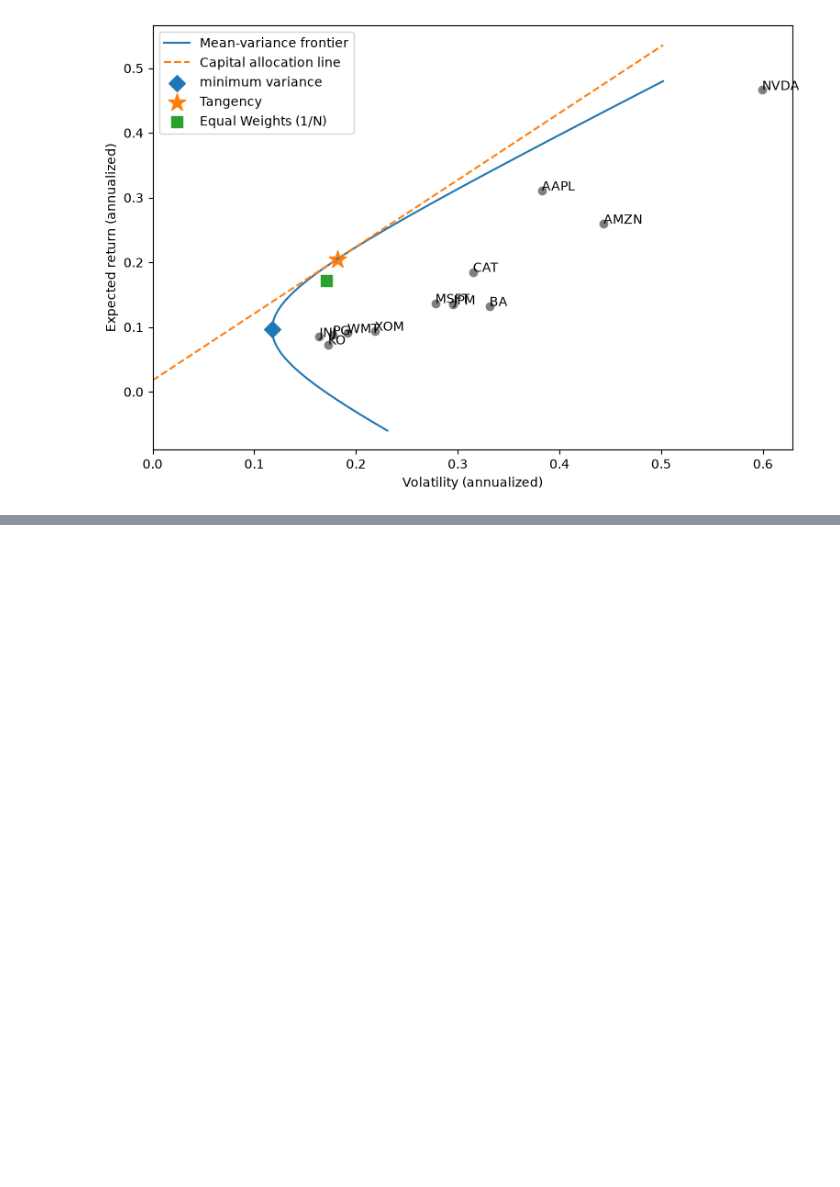
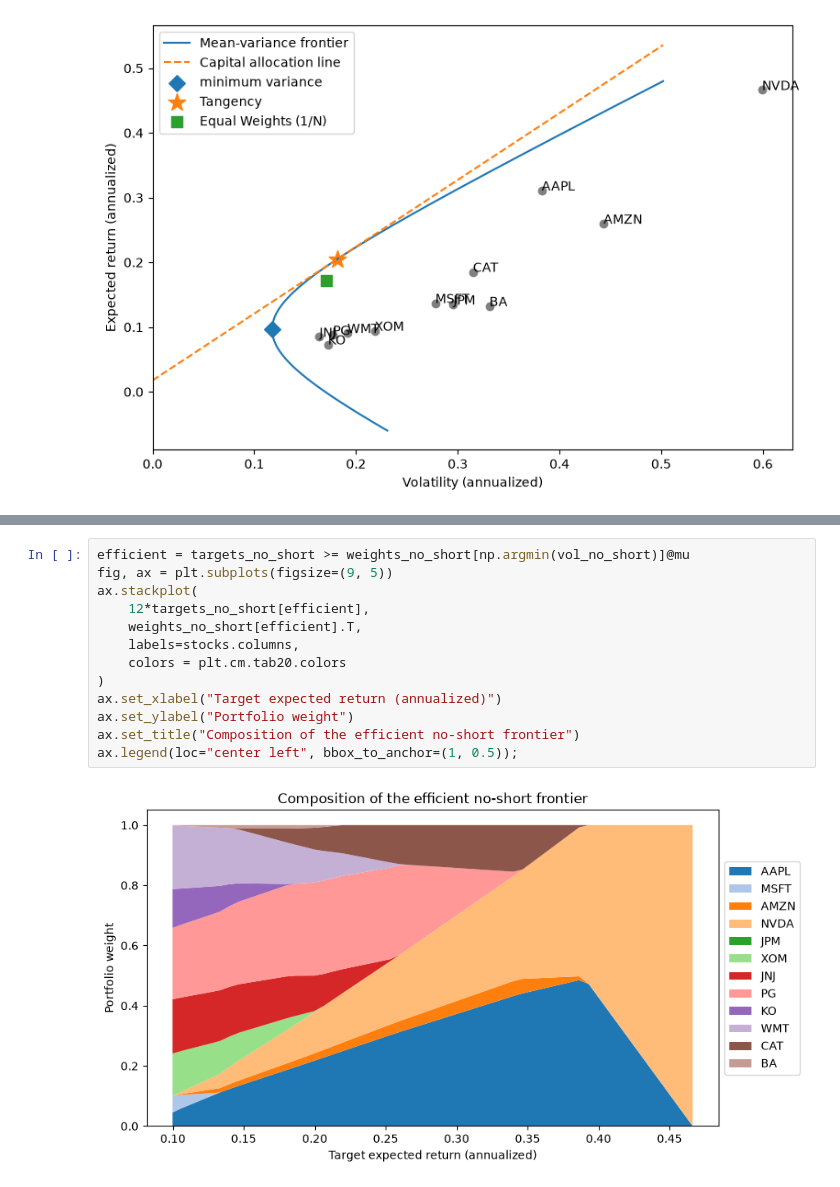
Before and after one commit to hdubs314/hw0, a Jupyter notebook: src/test.ipynb, the cells around one changed output, grey strips where cells are left out. Cells and saved outputs as stored; diff of their text form; blank space fills up the shorter version.

```diff
--- a/src/test.ipynb
+++ b/src/test.ipynb
@@ -153,0 +156,15 @@ ax.legend()
+# %%
+efficient = targets_no_short >= weights_no_short[np.argmin(vol_no_short)]@mu
+fig, ax = plt.subplots(figsize=(9, 5))
+ax.stackplot(
+    12*targets_no_short[efficient],
+    weights_no_short[efficient].T,
+    labels=stocks.columns,
+    colors = plt.cm.tab20.colors
+)
+ax.set_xlabel("Target expected return (annualized)")
+ax.set_ylabel("Portfolio weight")
+ax.set_title("Composition of the efficient no-short frontier")
+ax.legend(loc="center left", bbox_to_anchor=(1, 0.5));
+# %% [output]
+[figure, added]
```
Also changed, not shown: parts of 2 cells of this notebook.
